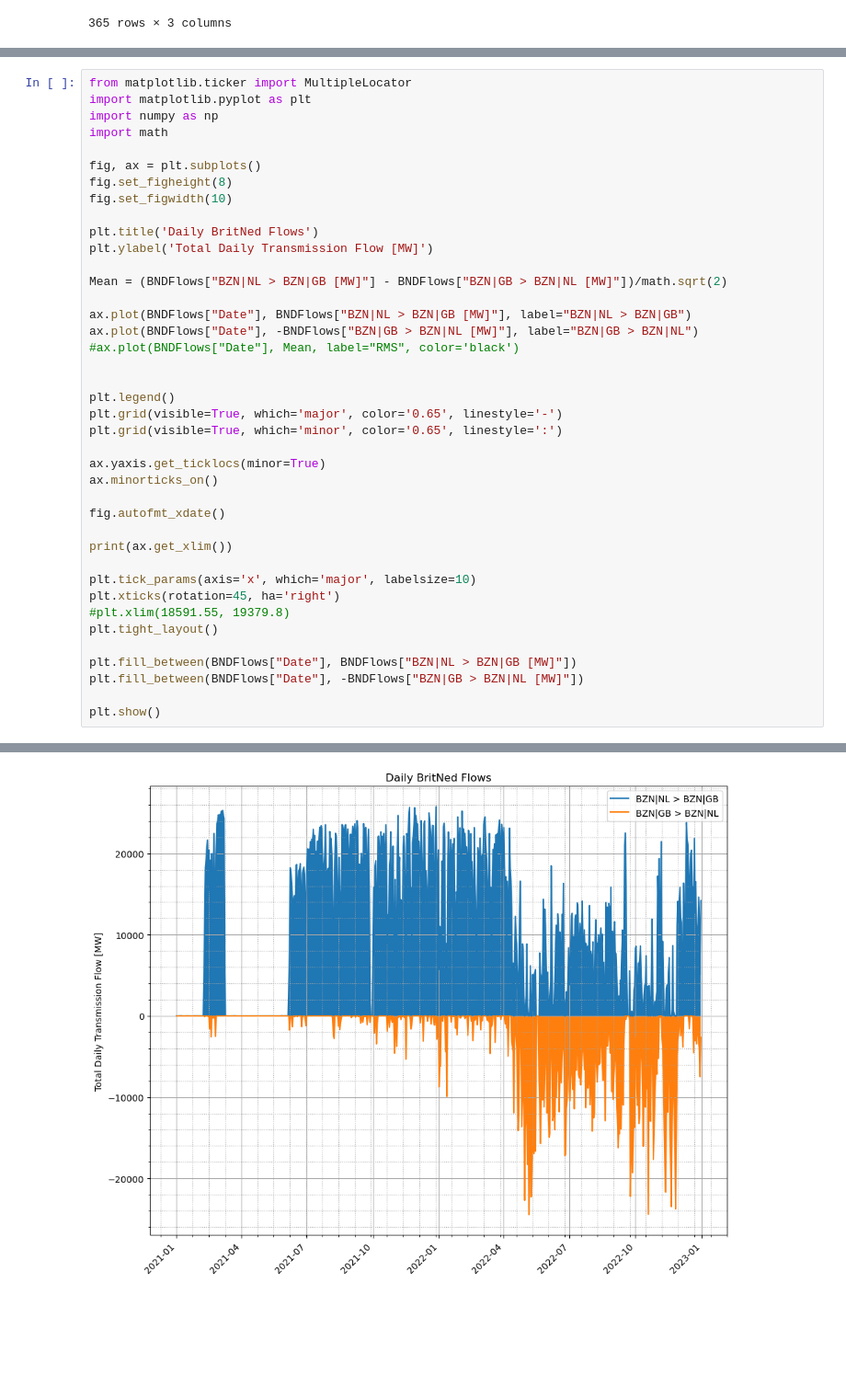
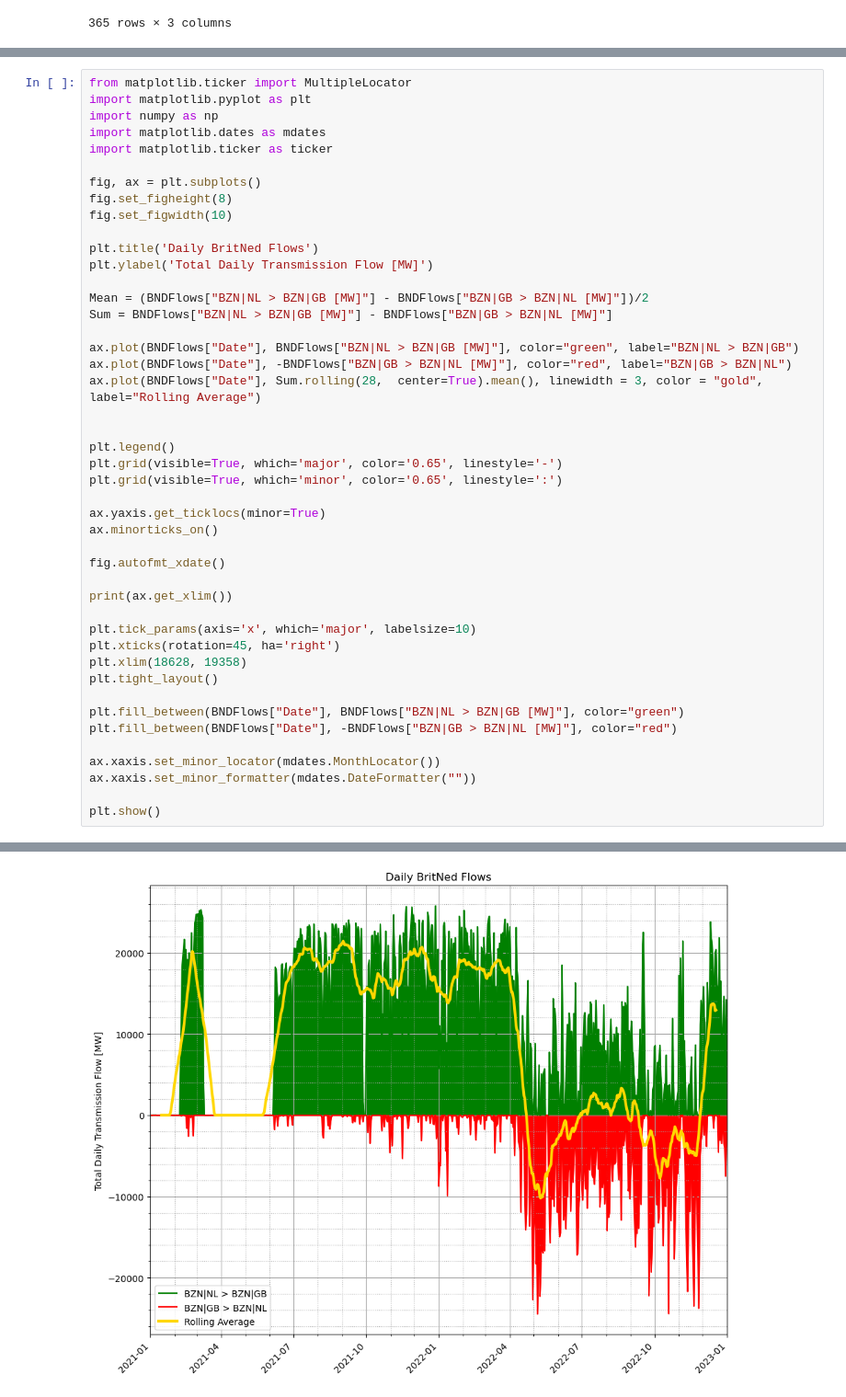
Before and after one commit to jsap2000/UK-Electricity-Pricing-Solutions, a Jupyter notebook: Flows_BRITNED_20210101-20221231.ipynb, the cells around one changed output, grey strips where cells are left out. Shown at 92% size. Drawn from its saved outputs; the diff is of its cells as text; blank space fills up the shorter version.

Commit message:
Updated all Interconnector graphs to new look

```diff
--- a/Flows_BRITNED_20210101-20221231.ipynb
+++ b/Flows_BRITNED_20210101-20221231.ipynb
@@ -64,42 +70,47 @@ BNDFlows
 from matplotlib.ticker import MultipleLocator
 import matplotlib.pyplot as plt
 import numpy as np
-import math
+import matplotlib.dates as mdates
+import matplotlib.ticker as ticker
 
 fig, ax = plt.subplots()
 fig.set_figheight(8)
 fig.set_figwidth(10)
 
 plt.title('Daily BritNed Flows')
 plt.ylabel('Total Daily Transmission Flow [MW]')
 
-Mean = (BNDFlows["BZN|NL > BZN|GB [MW]"] - BNDFlows["BZN|GB > BZN|NL [MW]"])/math.sqrt(2)
+Mean = (BNDFlows["BZN|NL > BZN|GB [MW]"] - BNDFlows["BZN|GB > BZN|NL [MW]"])/2
+Sum = BNDFlows["BZN|NL > BZN|GB [MW]"] - BNDFlows["BZN|GB > BZN|NL [MW]"]
 
-ax.plot(BNDFlows["Date"], BNDFlows["BZN|NL > BZN|GB [MW]"], label="BZN|NL > BZN|GB")
-ax.plot(BNDFlows["Date"], -BNDFlows["BZN|GB > BZN|NL [MW]"], label="BZN|GB > BZN|NL")
-#ax.plot(BNDFlows["Date"], Mean, label="RMS", color='black')
+ax.plot(BNDFlows["Date"], BNDFlows["BZN|NL > BZN|GB [MW]"], color="green", label="BZN|NL > BZN|GB")
+ax.plot(BNDFlows["Date"], -BNDFlows["BZN|GB > BZN|NL [MW]"], color="red", label="BZN|GB > BZN|NL")
+ax.plot(BNDFlows["Date"], Sum.rolling(28,  center=True).mean(), linewidth = 3, color = "gold", label="Rolling Average")
 
 
 plt.legend()
 plt.grid(visible=True, which='major', color='0.65', linestyle='-')
 plt.grid(visible=True, which='minor', color='0.65', linestyle=':')
 
 ax.yaxis.get_ticklocs(minor=True)
 ax.minorticks_on()
 
 fig.autofmt_xdate()
 
 print(ax.get_xlim())
 
 plt.tick_params(axis='x', which='major', labelsize=10)
 plt.xticks(rotation=45, ha='right')
-#plt.xlim(18591.55, 19379.8)
+plt.xlim(18628, 19358)
 plt.tight_layout()
 
-plt.fill_between(BNDFlows["Date"], BNDFlows["BZN|NL > BZN|GB [MW]"])
-plt.fill_between(BNDFlows["Date"], -BNDFlows["BZN|GB > BZN|NL [MW]"])
+plt.fill_between(BNDFlows["Date"], BNDFlows["BZN|NL > BZN|GB [MW]"], color="green")
+plt.fill_between(BNDFlows["Date"], -BNDFlows["BZN|GB > BZN|NL [MW]"], color="red")
+
+ax.xaxis.set_minor_locator(mdates.MonthLocator())
+ax.xaxis.set_minor_formatter(mdates.DateFormatter(""))
 
 plt.show()
 # %% [output]
 (18591.55, 19393.45)
-[figure, old version]
+[figure, new version]
```
Also changed, not shown: parts of 2 cells of this notebook, 3 other files.
